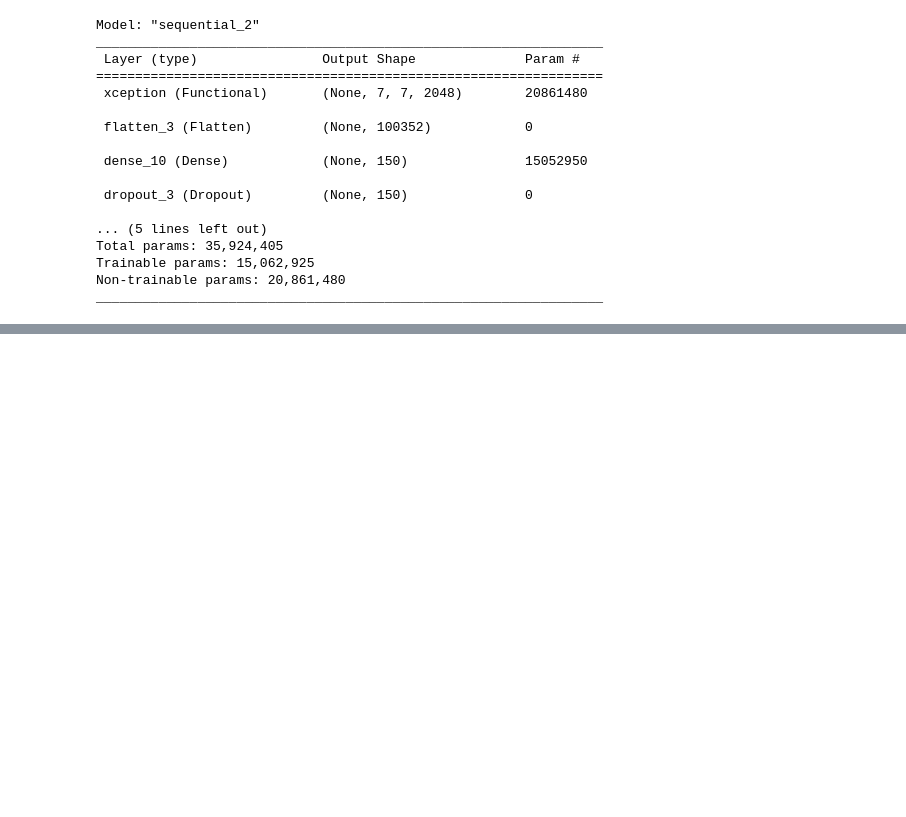
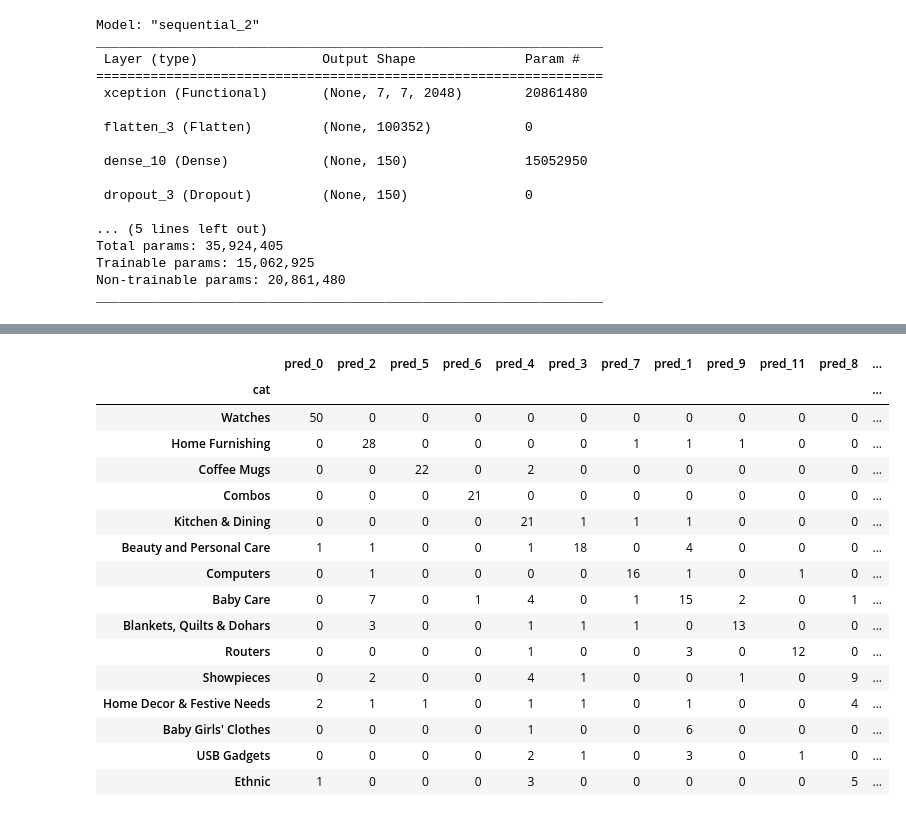
Before and after one commit to CeVague/Projet_6-Classifiez-biens-de-consommation, a Jupyter notebook: Vachaudez_Cedric_2_notebook_classification_052023.ipynb, the cells around one changed output, grey strips where cells are left out. Saved outputs shown, nothing was run; the diff lists cells and outputs as text; code cells hidden in the pictures; blank space fills up the shorter version.

```diff
--- a/Vachaudez_Cedric_2_notebook_classification_052023.ipynb
+++ b/Vachaudez_Cedric_2_notebook_classification_052023.ipynb
@@ -856,0 +942,20 @@ Coefficient de corrélation de Matthews sur le set de test :
+# %%
+compare_clustering([list_labels[i] for i in y_test_label], pred_test_label)
+# %% [output]
+|  | pred_0 | pred_2 | pred_5 | pred_6 | pred_4 | pred_3 | pred_7 | pred_1 | pred_9 | pred_11 | pred_8 | ... |
+| cat |  |  |  |  |  |  |  |  |  |  |  | ... |
+| Watches | 50 | 0 | 0 | 0 | 0 | 0 | 0 | 0 | 0 | 0 | 0 | ... |
+| Home Furnishing | 0 | 28 | 0 | 0 | 0 | 0 | 1 | 1 | 1 | 0 | 0 | ... |
+| Coffee Mugs | 0 | 0 | 22 | 0 | 2 | 0 | 0 | 0 | 0 | 0 | 0 | ... |
+| Combos | 0 | 0 | 0 | 21 | 0 | 0 | 0 | 0 | 0 | 0 | 0 | ... |
+| Kitchen & Dining | 0 | 0 | 0 | 0 | 21 | 1 | 1 | 1 | 0 | 0 | 0 | ... |
+| Beauty and Personal Care | 1 | 1 | 0 | 0 | 1 | 18 | 0 | 4 | 0 | 0 | 0 | ... |
+| Computers | 0 | 1 | 0 | 0 | 0 | 0 | 16 | 1 | 0 | 1 | 0 | ... |
+| Baby Care | 0 | 7 | 0 | 1 | 4 | 0 | 1 | 15 | 2 | 0 | 1 | ... |
+| Blankets, Quilts & Dohars | 0 | 3 | 0 | 0 | 1 | 1 | 1 | 0 | 13 | 0 | 0 | ... |
+| Routers | 0 | 0 | 0 | 0 | 1 | 0 | 0 | 3 | 0 | 12 | 0 | ... |
+| Showpieces | 0 | 2 | 0 | 0 | 4 | 1 | 0 | 0 | 1 | 0 | 9 | ... |
+| Home Decor & Festive Needs | 2 | 1 | 1 | 0 | 1 | 1 | 0 | 1 | 0 | 0 | 4 | ... |
+| Baby Girls' Clothes | 0 | 0 | 0 | 0 | 1 | 0 | 0 | 6 | 0 | 0 | 0 | ... |
+| USB Gadgets | 0 | 0 | 0 | 0 | 2 | 1 | 0 | 3 | 0 | 1 | 0 | ... |
+| Ethnic | 1 | 0 | 0 | 0 | 3 | 0 | 0 | 0 | 0 | 0 | 5 | ... |
```
Also changed, not shown: parts of 20 cells of this notebook, 5 other files.
